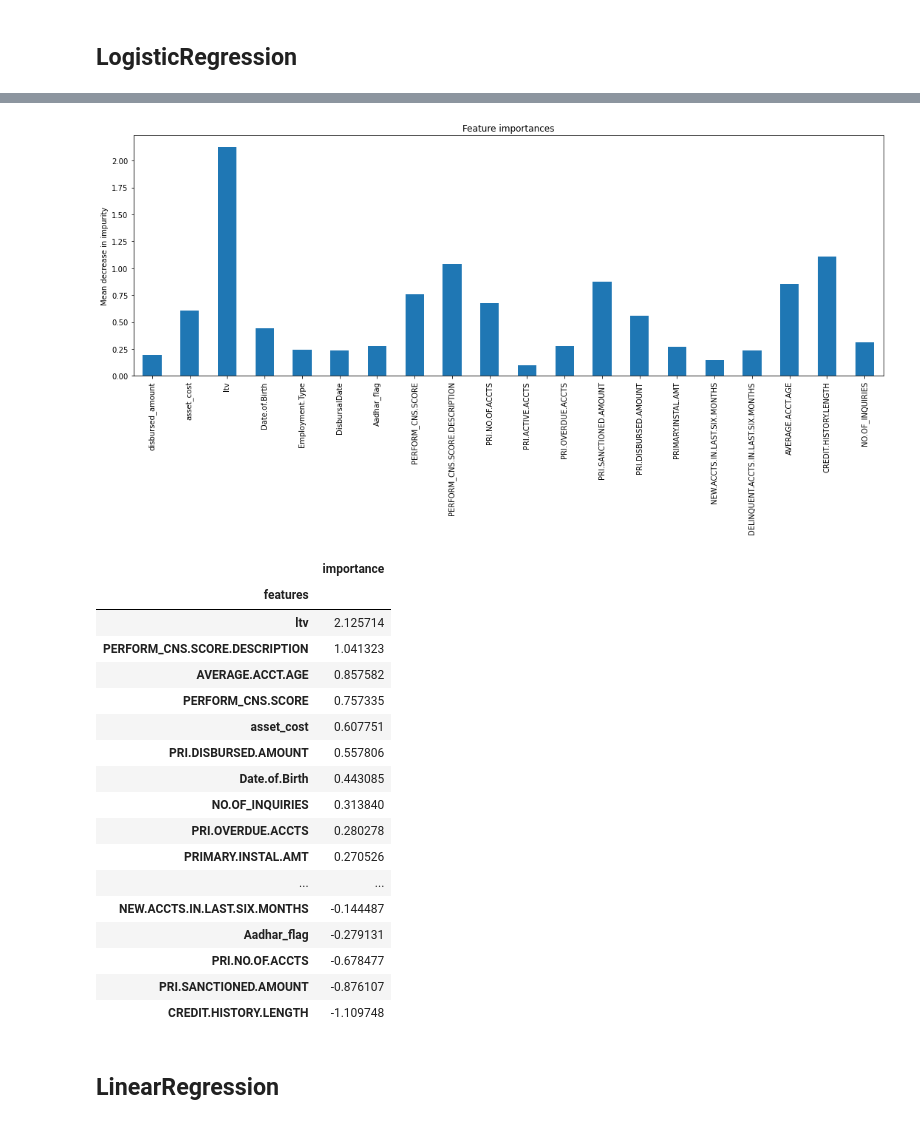
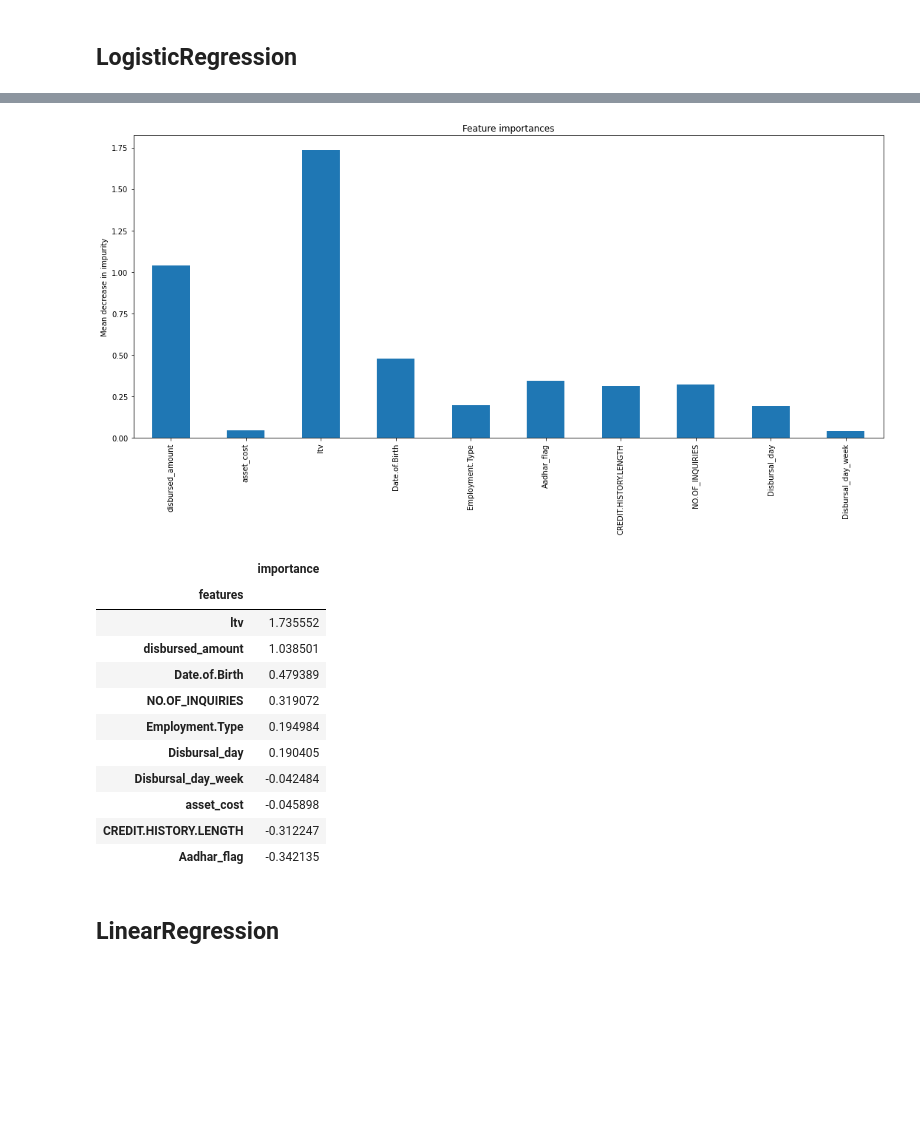
Before and after one commit to Daniil-Kiriakov/analytics-projects, a Jupyter notebook: scoring/scoring_LTFS_AV/scoring_models_LTFS_AV.ipynb, the cells around one changed output, grey strips where cells are left out. Drawn from its saved outputs; the diff is of its cells as text; code cells hidden in the pictures; blank space fills up the shorter version.

```diff
--- a/scoring/scoring_LTFS_AV/scoring_models_LTFS_AV.ipynb
+++ b/scoring/scoring_LTFS_AV/scoring_models_LTFS_AV.ipynb
@@ -35,7 +35,7 @@ warnings.filterwarnings('ignore')
 %%time
 '''
 Функция для предварительной обработки датасета:
-1) Заполнение пустых значений в поле "Employment.Type" на "Unemployed"
+1) Заполнение пустых значений в поле "Employment.Type"
 2) Удаление столбцов с ID
 3) Перевод столбцов в датами в формат дат
 4) LabelEncoding
@@ -45,7 +45,7 @@ df_pr = pd.read_csv('train_LTFS.csv')
 
 def preprocess_df(df):
     print('Start...')
-    df['Employment.Type'].fillna('Unemployed', inplace=True)
+    df['Employment.Type'].fillna('Salaried', inplace=True)
     df.drop_duplicates(inplace=True)
     df.drop(['MobileNo_Avl_Flag', 'PRI.CURRENT.BALANCE'], axis=1, inplace=True)
 
@@ -62,22 +62,24 @@ def preprocess_df(df):
 
     print('To datetime...')
     df['Date.of.Birth'] = pd.to_datetime(df['Date.of.Birth'], errors='coerce').dt.year
-    df['Date.of.Birth'] = df['Date.of.Birth'] \
-            .apply(lambda x: x - 100 if x >= 2005 else x)
+    df['Date.of.Birth'] = df['Date.of.Birth'].apply(lambda x: x - 100 if x >= 2005 else x)
 
-    df['DisbursalDate'] = pd.to_datetime(df['DisbursalDate'], errors='coerce').dt.month
+    df['DisbursalDate'] = pd.to_datetime(df['DisbursalDate'], errors='coerce')
+    df['Disbursal_day'] = df['DisbursalDate'].dt.day
+    df['Disbursal_day_week'] = df['DisbursalDate'].dt.dayofweek
+    df['Disbursal_month'] = df['DisbursalDate'].dt.month
+    df.drop('DisbursalDate', axis=1, inplace=True)
 
     print('Label Encoder...')
     df['Employment.Type'] = LabelEncoder().fit_transform(df['Employment.Type'])
     df['PERFORM_CNS.SCORE.DESCRIPTION'] = LabelEncoder().fit_transform(df['PERFORM_CNS.SCORE.DESCRIPTION'])
 
     df.dropna(axis=0, inplace=True)
-    print('End')
+    print('End!')
 
     return df
 
 df = preprocess_df(df_pr)
-print(df.shape)
 print()
 # %% [output]
 Start...
@@ -152,6 +162,6 @@ Wall time: 28.5 s
 # %%
 # выбранные колонки
-select = SelectKBest(score_func=f_classif, k=20)
+select = SelectKBest(score_func=chi2, k=20)
 best = select.fit_transform(x, y)
 
 columns_imp=x.columns[select.get_support()].to_list()
@@ -462,30 +466,24 @@ ax.set_title('Feature importances')
 ax.set_ylabel('Mean decrease in impurity')
 fig.tight_layout()
 # %% [output]
-[figure, old version]
+[figure, new version]
 # %%
-pd.DataFrame(zip(pipe_logreg[-1].coef_[0], x.columns), columns=['importance', 'features']) \
+pd.DataFrame(list(zip(pipe_logreg[-1].coef_[0], x.columns)), columns=['importance', 'features']) \
                                                     .set_index('features') \
                                                     .sort_values(by='importance', ascending=False)
 # %% [output]
 |  | importance |
 | features |  |
-| ltv | 2.125714 |
-| PERFORM_CNS.SCORE.DESCRIPTION | 1.041323 |
-| AVERAGE.ACCT.AGE | 0.857582 |
-| PERFORM_CNS.SCORE | 0.757335 |
-| asset_cost | 0.607751 |
-| PRI.DISBURSED.AMOUNT | 0.557806 |
-| Date.of.Birth | 0.443085 |
-| NO.OF_INQUIRIES | 0.313840 |
-| PRI.OVERDUE.ACCTS | 0.280278 |
-| PRIMARY.INSTAL.AMT | 0.270526 |
-| ... | ... |
-| NEW.ACCTS.IN.LAST.SIX.MONTHS | -0.144487 |
-| Aadhar_flag | -0.279131 |
-| PRI.NO.OF.ACCTS | -0.678477 |
-| PRI.SANCTIONED.AMOUNT | -0.876107 |
-| CREDIT.HISTORY.LENGTH | -1.109748 |
+| ltv | 1.735552 |
+| disbursed_amount | 1.038501 |
+| Date.of.Birth | 0.479389 |
+| NO.OF_INQUIRIES | 0.319072 |
+| Employment.Type | 0.194984 |
+| Disbursal_day | 0.190405 |
+| Disbursal_day_week | -0.042484 |
+| asset_cost | -0.045898 |
+| CREDIT.HISTORY.LENGTH | -0.312247 |
+| Aadhar_flag | -0.342135 |
 # %% [markdown]
 ## LinearRegression
 # %%
```
Also changed, not shown: parts of 47 cells of this notebook.
